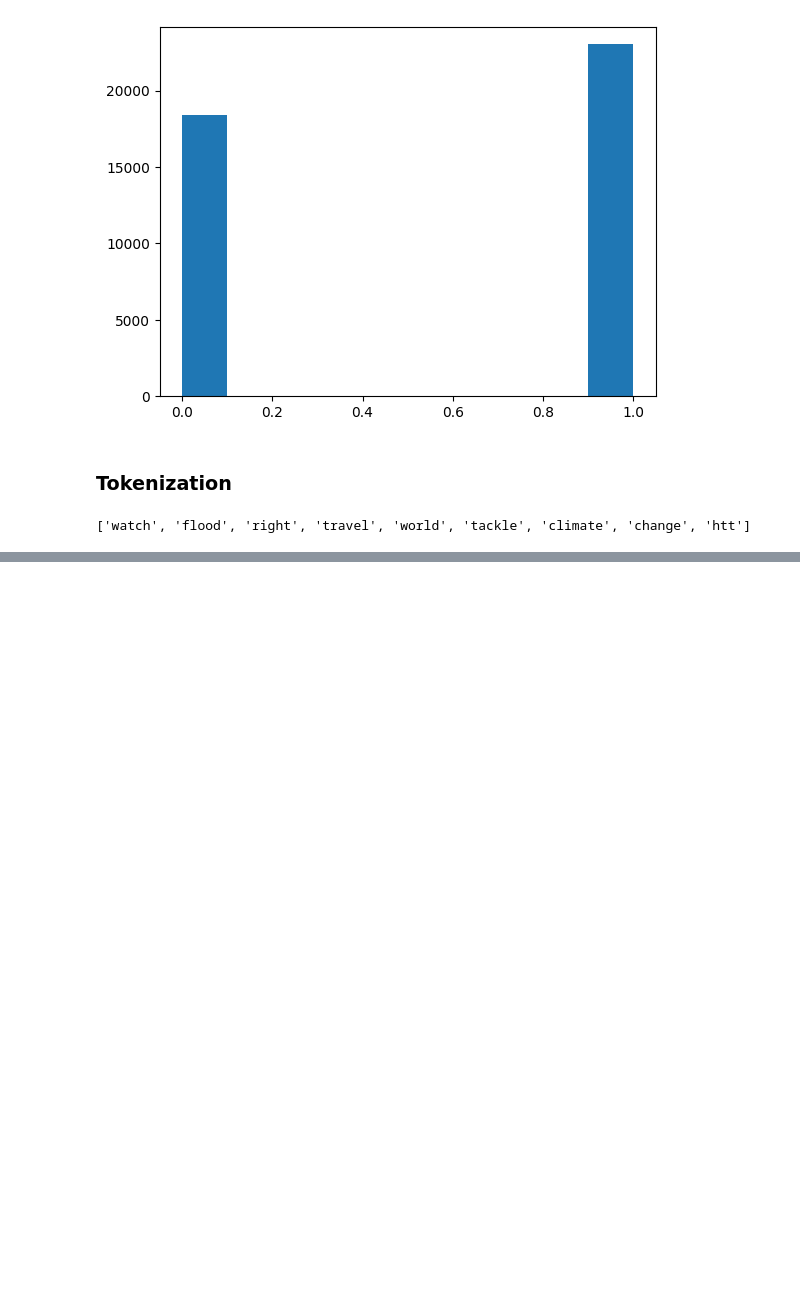
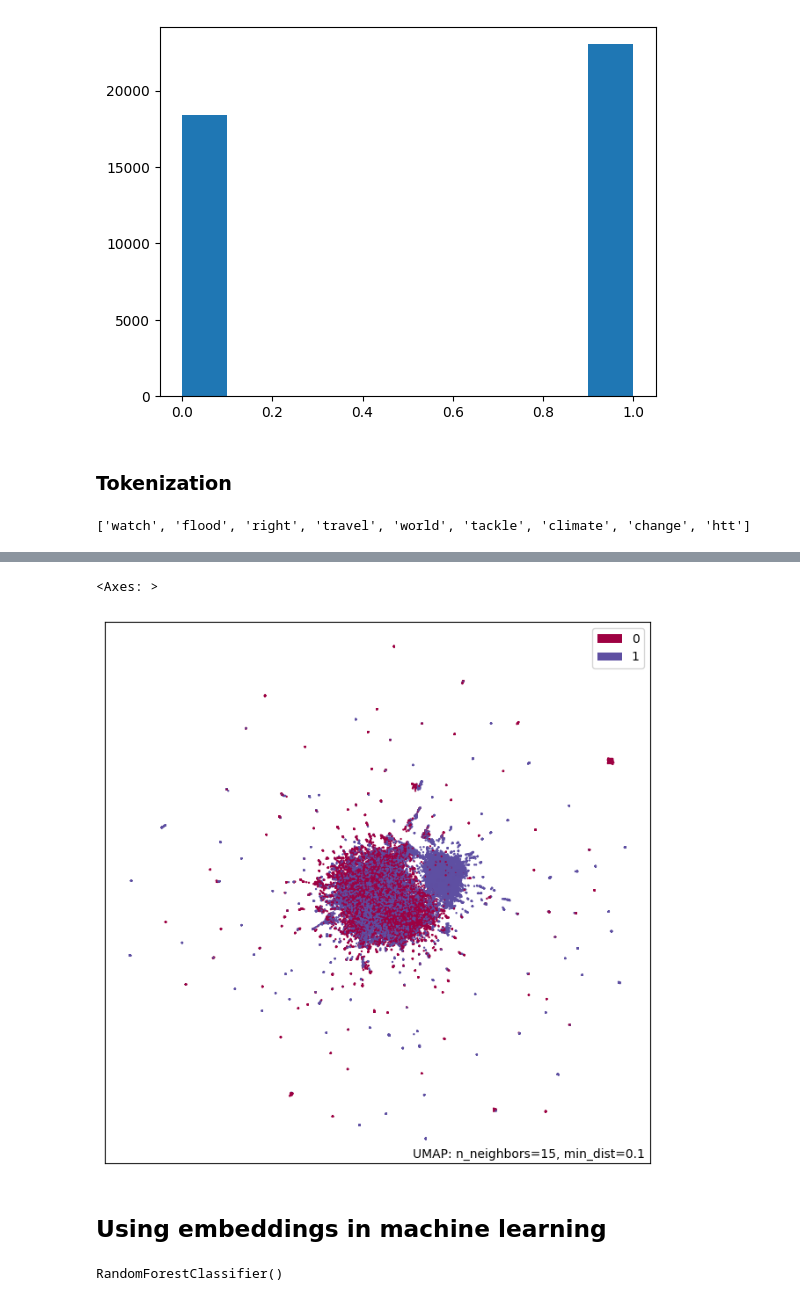
Before and after one commit to simonbrewer/MAGIC_AI_Workshop, a Jupyter notebook: Lab03_NLP/MAGIC_03_NLP.ipynb, the cells around one changed output, grey strips where cells are left out. Saved outputs shown, nothing was run; the diff lists cells and outputs as text; code cells hidden in the pictures; blank space fills up the shorter version.

```diff
--- a/Lab03_NLP/MAGIC_03_NLP.ipynb
+++ b/Lab03_NLP/MAGIC_03_NLP.ipynb
@@ -232,0 +302,11 @@ tweet
+# %%
+from nltk import word_tokenize
+def word2vec_vectorize(text: str):
+    """ Convert text document to the embedding vector """
+    vectors = []
+    tokens = word_tokenize(text)
+    for token in tokens:
+        if token in word_vectors:
+            vectors.append(word_vectors[token])
+
+    return np.asarray(vectors).mean(axis=0) if len(vectors) > 0 else np.zeros(word_vectors.vector_size)
@@ -232,0 +321,3 @@ tweet
+# %%
+from umap import UMAP
+docs_umap = UMAP(n_components=2, init='random', random_state=0)
@@ -232,0 +329,8 @@ tweet
+# %%
+import umap.plot
+umap.plot.points(docs_umap, labels=dat['sentiment'])
+# %% [output]
+<Axes: >
+[figure, added]
+# %% [markdown]
+## Using embeddings in machine learning
@@ -232,0 +349,4 @@ tweet
+# %%
+tweet_rf.fit(X_train, y_train)
+# %% [output]
+RandomForestClassifier()
```
Also changed, not shown: parts of 21 cells of this notebook.
